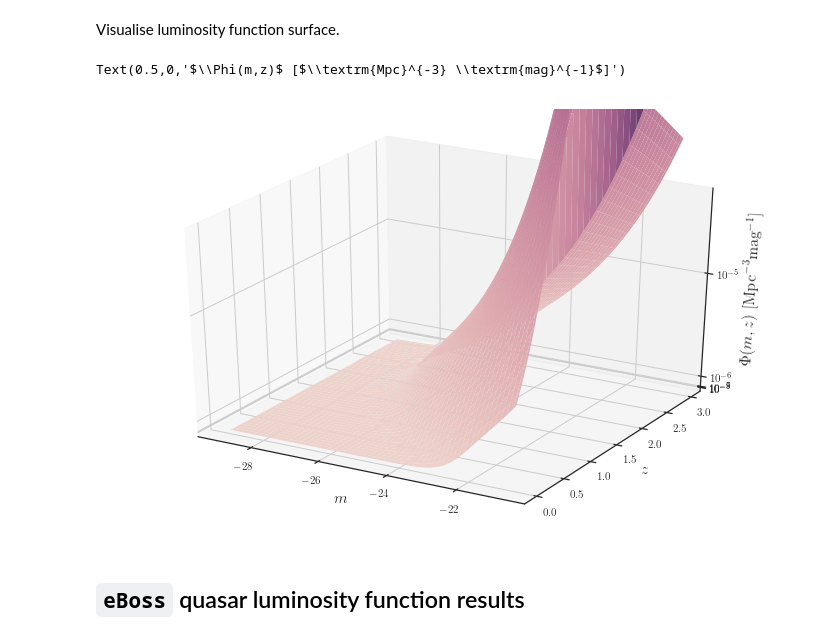
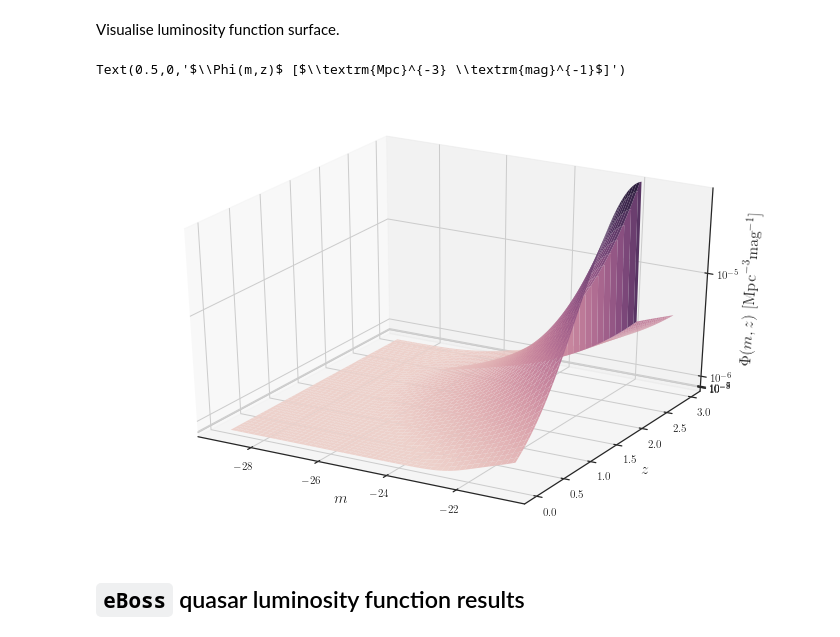
Before and after one commit to MikeSWang/HorizonGRound, a Jupyter notebook: notebooks/eBOSS_QSO_luminosity_function.ipynb, the cells around one changed output. Cells and saved outputs as stored; diff of their text form; code cells hidden in the pictures.

```diff
--- a/notebooks/eBOSS_QSO_luminosity_function.ipynb
+++ b/notebooks/eBOSS_QSO_luminosity_function.ipynb
@@ -89,9 +41,9 @@ redshift_bins = OrderedDict(zip(redshift_bin_labels, redshift_bin_centres))
 # %% [markdown]
 Specify luminosity function model.
 # %%
-modeller = LuminosityFunctionModeller.from_parameters_file(
+modeller = LFModeller.from_parameters_file(
     parameter_file="../data/input/PLE_model_fits.txt",
-    luminosity_model=quasar_luminosity_PLE_model,
+    lumfunc_model=quasar_PLE_model,
     luminosity_variable='magnitude',
     threshold_value=-21.80,
     threshold_variable='magnitude',
@@ -104,29 +56,29 @@ Visualise luminosity function surface.
 # %%
 NUM_MESH = 100
 
 magnitudes = np.linspace(*MAGNITUDE_RANGE, num=NUM_MESH, endpoint=False)
 redshifts = np.linspace(*REDSHIFT_RANGE, num=NUM_MESH, endpoint=False)
 m, z = np.meshgrid(magnitudes, redshifts)
 Phi = luminosity_function_model(m, z)
 
 fig = plt.figure("Luminosity function surface", figsize=(12, 7.75))
 ax = plt.axes(projection='3d')
 
 ax.plot_surface(
-    m, z, Phi,
+    m, z, Phi * Planck15.h**3,
     cmap=sns.cubehelix_palette(as_cmap=True),
     edgecolor='none'
 )
 
 ax.set_xlabel(r"$m$", fontsize=16)
 ax.set_ylabel(r"$z$", fontsize=16)
 
 ax.set_zlim(*DENSITY_RANGE)
 ax.set_zscale('log')
 ax.set_zlabel(r"$\Phi(m,z)$ [$\textrm{Mpc}^{-3} \textrm{mag}^{-1}$]", fontsize=16)
 # %% [output]
 Text(0.5,0,'$\\Phi(m,z)$ [$\\textrm{Mpc}^{-3} \\textrm{mag}^{-1}$]')
-[figure, old version]
+[figure, new version]
 # %% [markdown]
 ## ``eBoss`` quasar luminosity function results
 # %%
```
Also changed, not shown: parts of 7 cells of this notebook, 8 other files.
